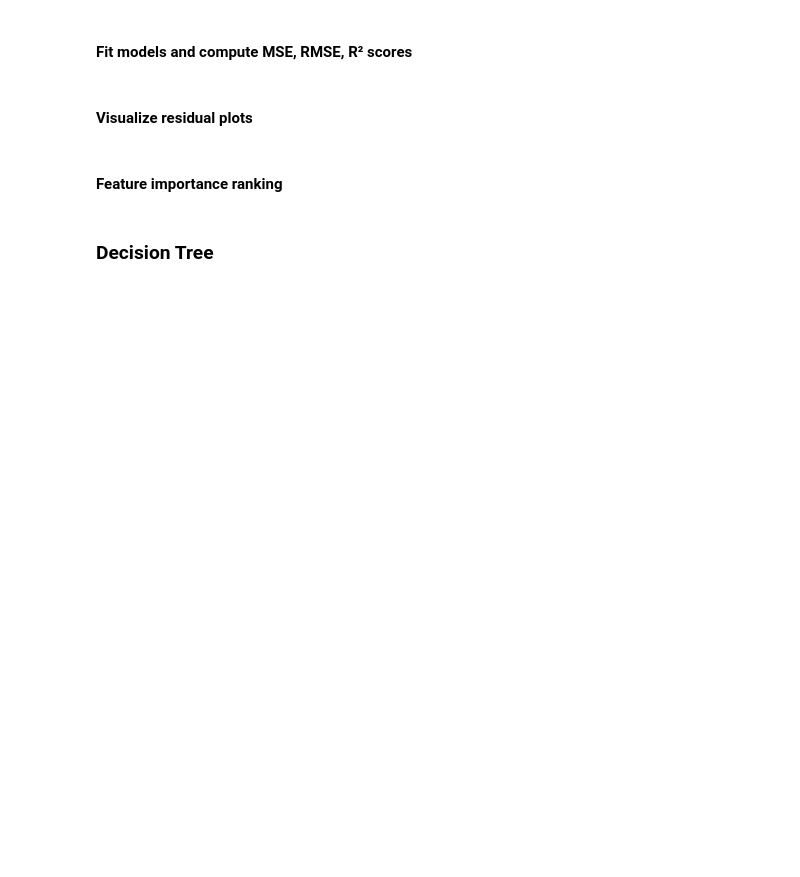
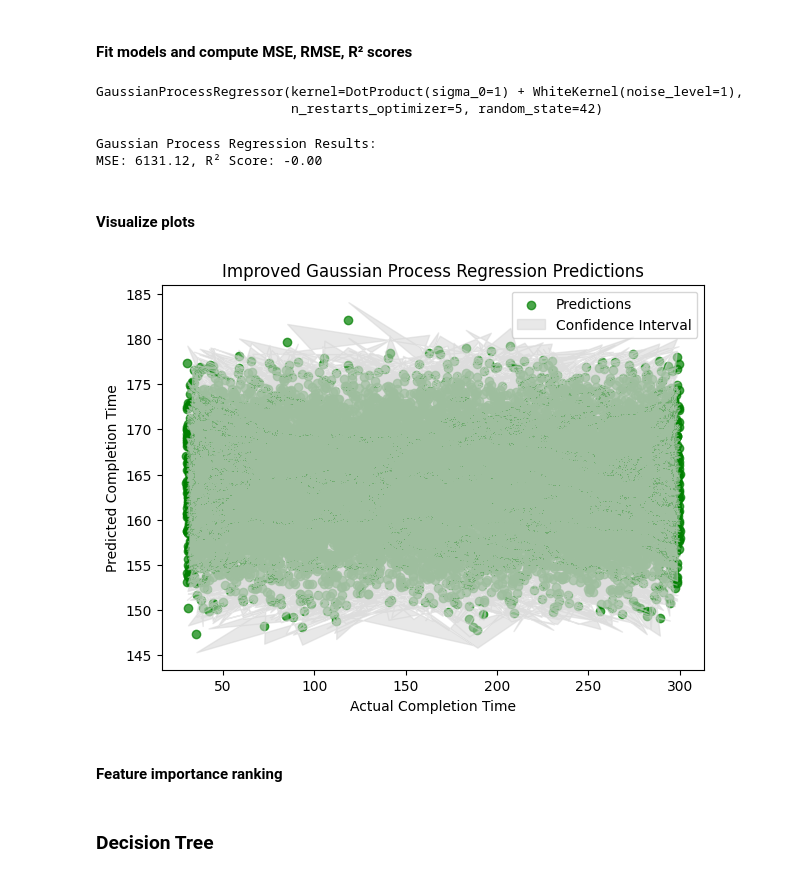
Before and after one commit to CanoniCarLTD/Canonicar_DS, a Jupyter notebook: Canonicar_DS.ipynb, the cells around one changed output. Drawn from its saved outputs; the diff is of its cells as text; code cells hidden in the pictures; blank space fills up the shorter version.

```diff
--- a/Canonicar_DS.ipynb
+++ b/Canonicar_DS.ipynb
@@ -21,2 +143,22 @@
 # %% [markdown]
 #### Fit models and compute MSE, RMSE, R² scores
+# %%
+subset_size = 2000
+X_train_gpr = X_train_scaled[:subset_size]
+y_train_gpr = y_train[:subset_size]
+
+y_scaler = StandardScaler()
+y_train_gpr_scaled = y_scaler.fit_transform(y_train_gpr.values.reshape(-1, 1)).ravel()
+# %%
+kernel = DotProduct() + WhiteKernel()
+
+gpr = GaussianProcessRegressor(kernel=kernel, random_state=42, n_restarts_optimizer=5)
+# %%
+gpr.fit(X_train_gpr, y_train_gpr_scaled)
+# %% [output]
+GaussianProcessRegressor(kernel=DotProduct(sigma_0=1) + WhiteKernel(noise_level=1),
+                         n_restarts_optimizer=5, random_state=42)
+# %%
+# Predict & inverse-transform predictions
+y_pred_gpr_scaled, std_dev = gpr.predict(X_test_scaled, return_std=True)
+y_pred_gpr = y_scaler.inverse_transform(y_pred_gpr_scaled.reshape(-1, 1)).ravel()
@@ -23,5 +168,23 @@
+# %%
+print(f"Gaussian Process Regression Results:\nMSE: {mse_gpr:.2f}, R² Score: {r2_gpr:.2f}")
+# %% [output]
+Gaussian Process Regression Results:
+MSE: 6131.12, R² Score: -0.00
 # %% [markdown]
-#### Visualize residual plots
+#### Visualize plots
+# %%
+# Plot actual vs predicted values with uncertainty
+plt.figure(figsize=(7,5))
+plt.scatter(y_test, y_pred_gpr, alpha=0.7, color="green", label="Predictions")
+plt.fill_between(y_test, y_pred_gpr - 1.96 * std_dev, y_pred_gpr + 1.96 * std_dev,
+                 color="lightgray", alpha=0.5, label="Confidence Interval")
+plt.xlabel("Actual Completion Time")
+plt.ylabel("Predicted Completion Time")
+plt.title("Improved Gaussian Process Regression Predictions")
+plt.legend()
+plt.show()
+# %% [output]
+[figure, added]
 # %% [markdown]
 #### Feature importance ranking
 # %% [markdown]
```
Also changed, not shown: parts of 65 cells of this notebook.
